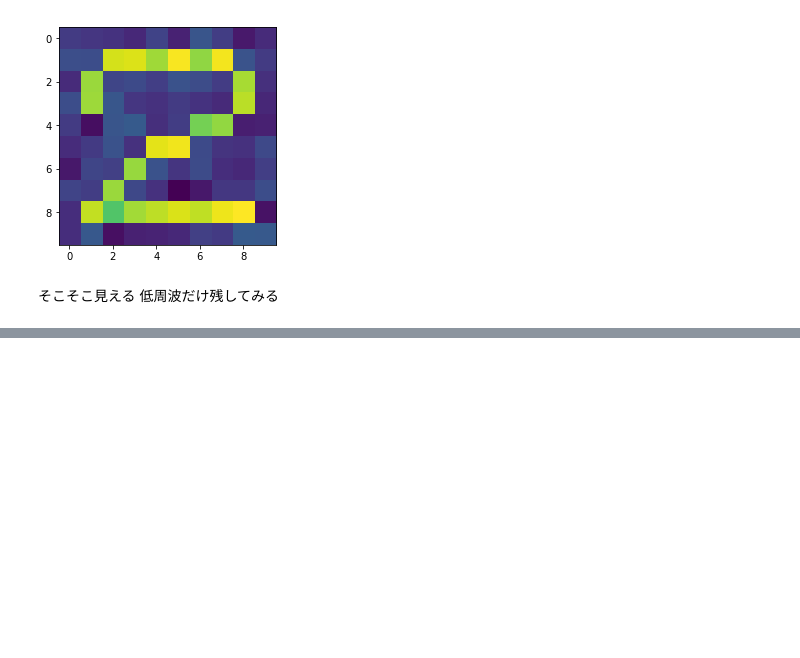
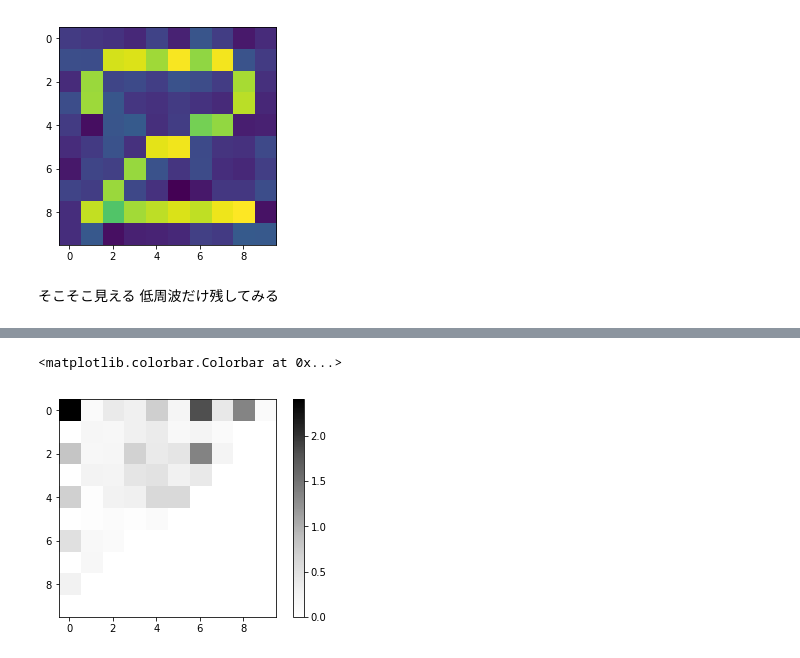
Before and after one commit to Hiroya-W/TPHLCT_and_DMLCT, a Jupyter notebook: 2次元DCT.ipynb, the cells around one changed output, grey strips where cells are left out. Saved outputs shown, nothing was run; the diff lists cells and outputs as text; code cells hidden in the pictures; blank space fills up the shorter version.

```diff
--- a/2次元DCT.ipynb
+++ b/2次元DCT.ipynb
@@ -147,0 +270,6 @@ plt.imshow(y)
+# %%
+plt.imshow(abs(c_removed_high_freq),cmap="Greys")
+plt.colorbar()
+# %% [output]
+<matplotlib.colorbar.Colorbar at 0x...>
+[figure, added]
```
Also changed, not shown: parts of 4 cells of this notebook.
